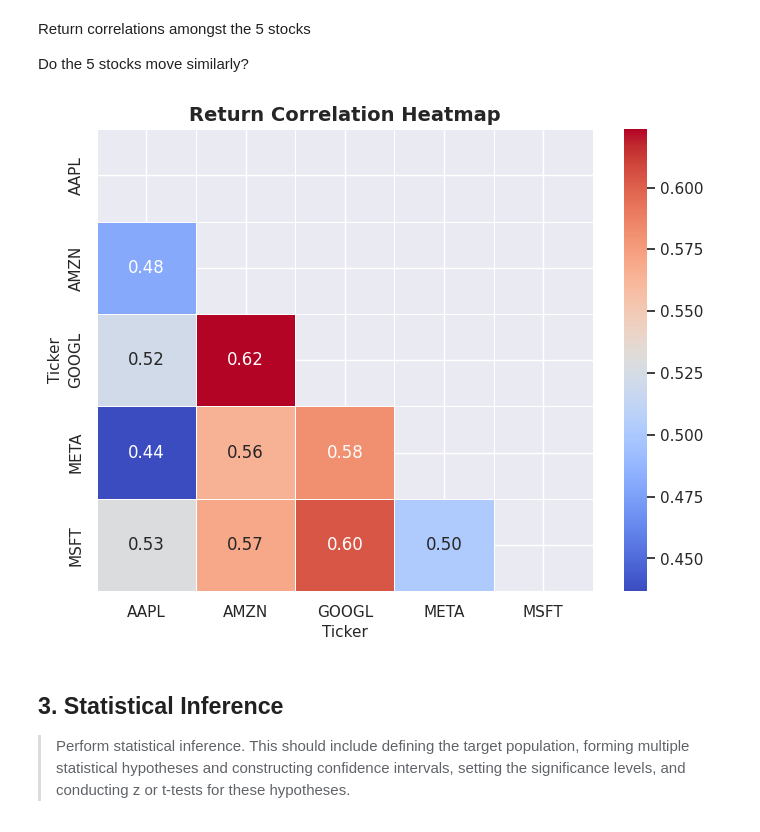
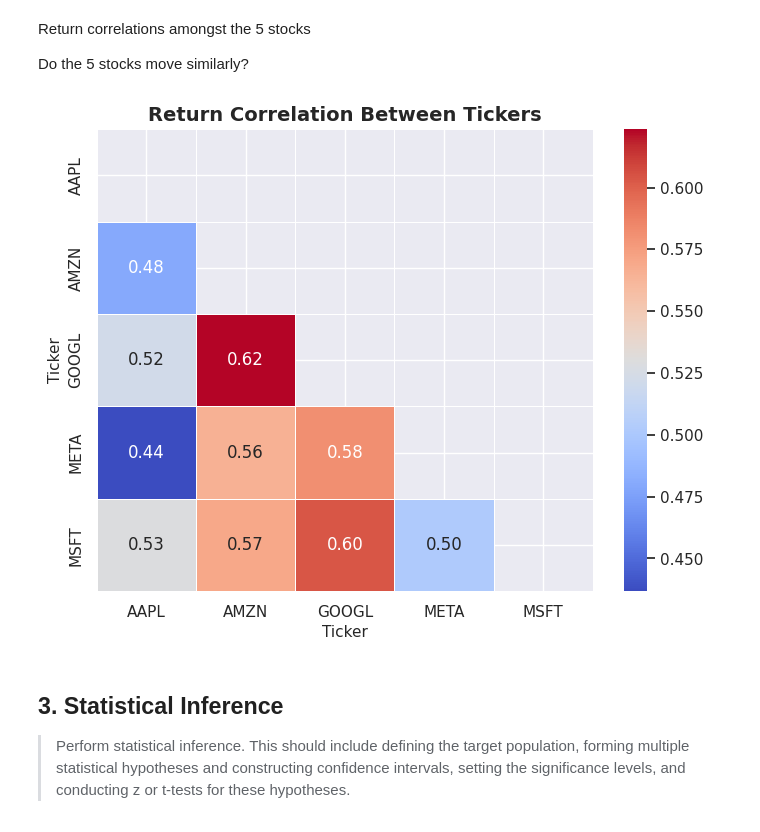
Before and after one commit to giddygarcia/stock-price-forecasting, a Jupyter notebook: StockPredictions.ipynb, the cells around one changed output. Saved outputs shown, nothing was run; the diff lists cells and outputs as text; code cells hidden in the pictures.

```diff
--- a/StockPredictions.ipynb
+++ b/StockPredictions.ipynb
@@ -470,14 +471,14 @@ Do the 5 stocks move similarly?
 # %%
 corr = df["Return"].corr(method="spearman")
 
 matrix = np.triu(corr)
 
 plt.figure(figsize=(8, 6))
 sns.heatmap(corr, mask=matrix, cmap="coolwarm", annot=True, fmt=".2f", linewidths=0.5)
-plt.title("Return Correlation Heatmap")
+plt.title("Return Correlation Between Tickers")
 plt.show()
 # %% [output]
-[figure, old version]
+[figure, new version]
 # %% [markdown]
 ## 3. Statistical Inference
 
```
Also changed, not shown: parts of 38 cells of this notebook, 1 other file.
